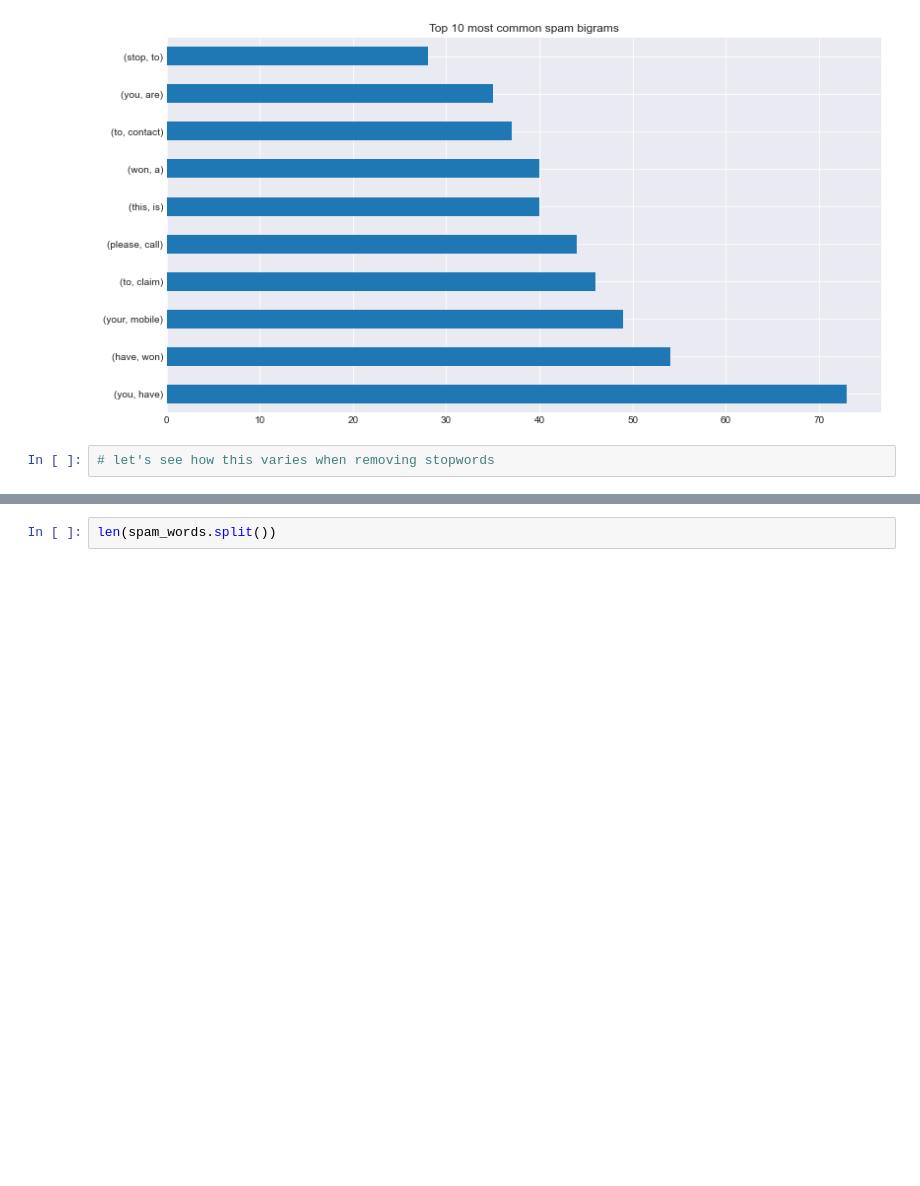
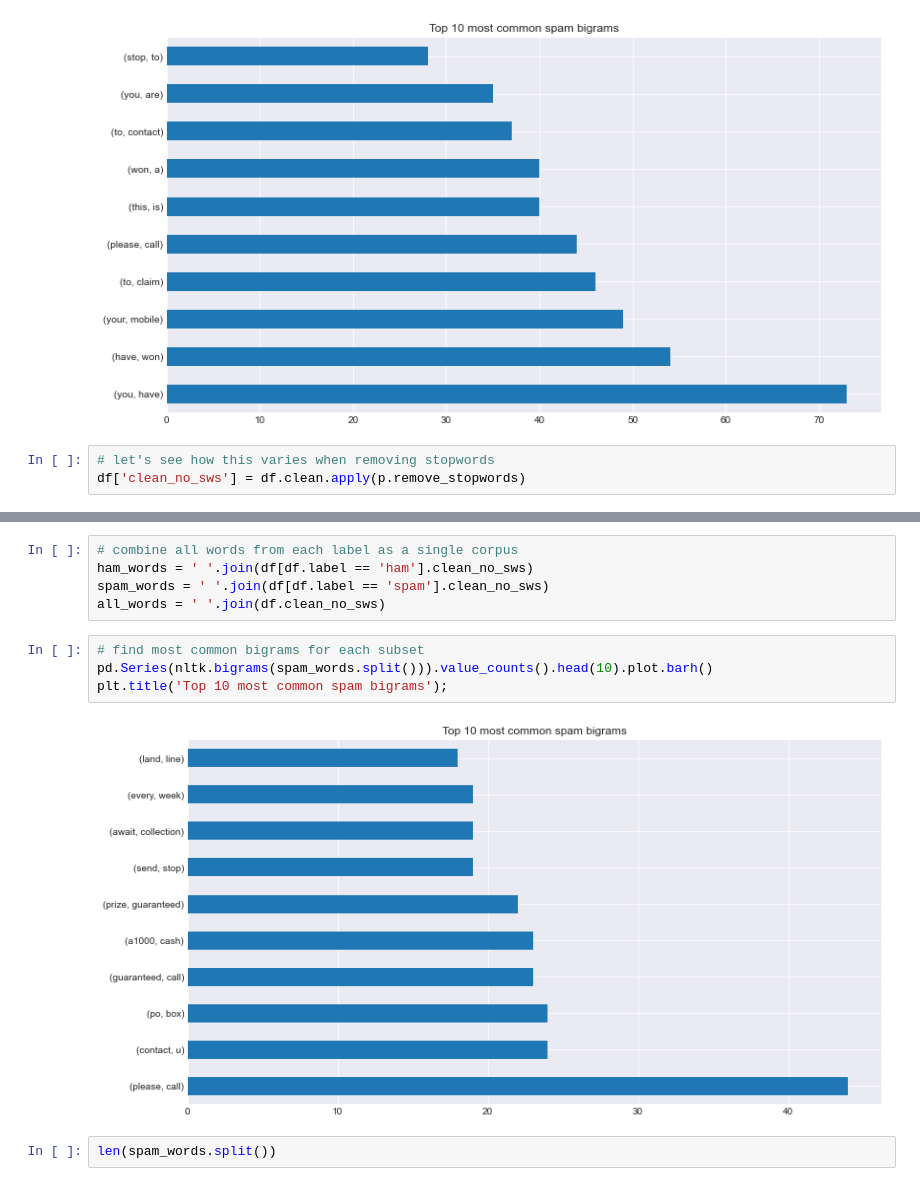
Before and after one commit to adam-talbot/natural-language-processing-exercises, a Jupyter notebook: explore.ipynb, the cells around one changed output, grey strips where cells are left out. Drawn from its saved outputs; the diff is of its cells as text; blank space fills up the shorter version.

```diff
--- a/expore.ipynb
+++ b/explore.ipynb
@@ -106,3 +106,4 @@ plt.title('Top 10 most common spam bigrams');
 [figure]
 # %%
 # let's see how this varies when removing stopwords
+df['clean_no_sws'] = df.clean.apply(p.remove_stopwords)
@@ -109,3 +120,14 @@ plt.title('Top 10 most common spam bigrams');
+# %%
+# combine all words from each label as a single corpus
+ham_words = ' '.join(df[df.label == 'ham'].clean_no_sws)
+spam_words = ' '.join(df[df.label == 'spam'].clean_no_sws)
+all_words = ' '.join(df.clean_no_sws)
+# %%
+# find most common bigrams for each subset
+pd.Series(nltk.bigrams(spam_words.split())).value_counts().head(10).plot.barh()
+plt.title('Top 10 most common spam bigrams');
+# %% [output]
+[figure, added]
 # %%
 len(spam_words.split())
 # %% [output]
```
Also changed, not shown: parts of 1 cell of this notebook.
